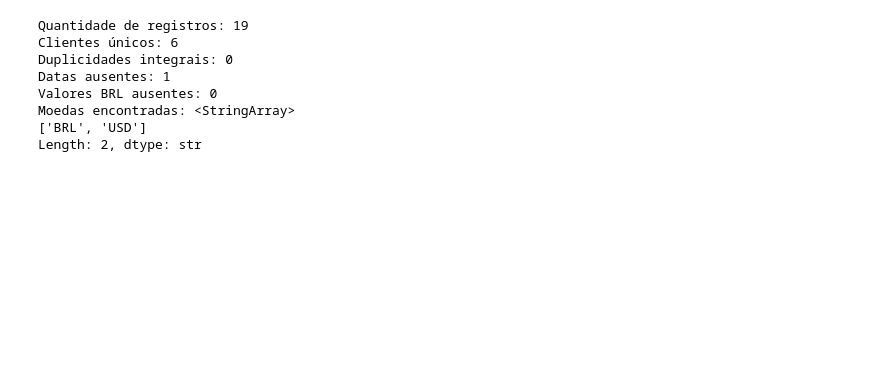
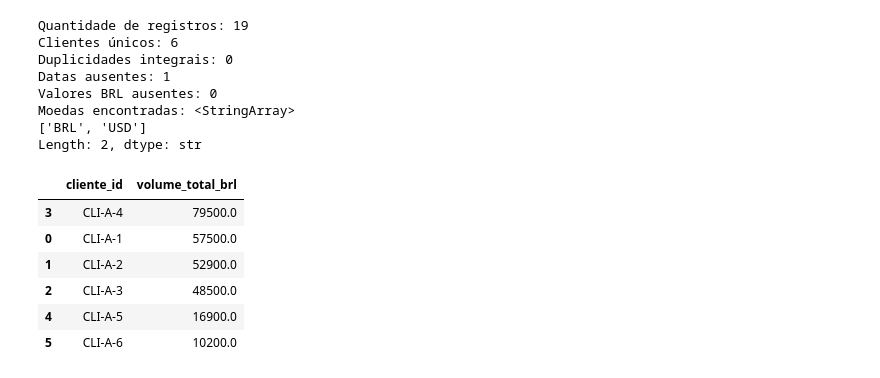
Before and after one commit to mariafernandaff2/desafio-estagio-ia, a Jupyter notebook: nivel_1/nivel_1.ipynb, the cells around one changed output. Cells and saved outputs as stored; diff of their text form; code cells hidden in the pictures; blank space fills up the shorter version.

```diff
--- a/nivel_1/nivel_1.ipynb
+++ b/nivel_1/nivel_1.ipynb
@@ -216,3 +216,19 @@ Valores BRL ausentes: 0
 Moedas encontradas: <StringArray>
 ['BRL', 'USD']
 Length: 2, dtype: str
+# %%
+volume_por_cliente = (
+    df.groupby("cliente_id", as_index=False)
+      .agg(volume_total_brl=("valor_brl", "sum"))
+      .sort_values("volume_total_brl", ascending=False)
+)
+# %%
+volume_por_cliente
+# %% [output]
+|  | cliente_id | volume_total_brl |
+| 3 | CLI-A-4 | 79500.0 |
+| 0 | CLI-A-1 | 57500.0 |
+| 1 | CLI-A-2 | 52900.0 |
+| 2 | CLI-A-3 | 48500.0 |
+| 4 | CLI-A-5 | 16900.0 |
+| 5 | CLI-A-6 | 10200.0 |
```
Also changed, not shown: parts of 23 cells of this notebook, 1 other file.
